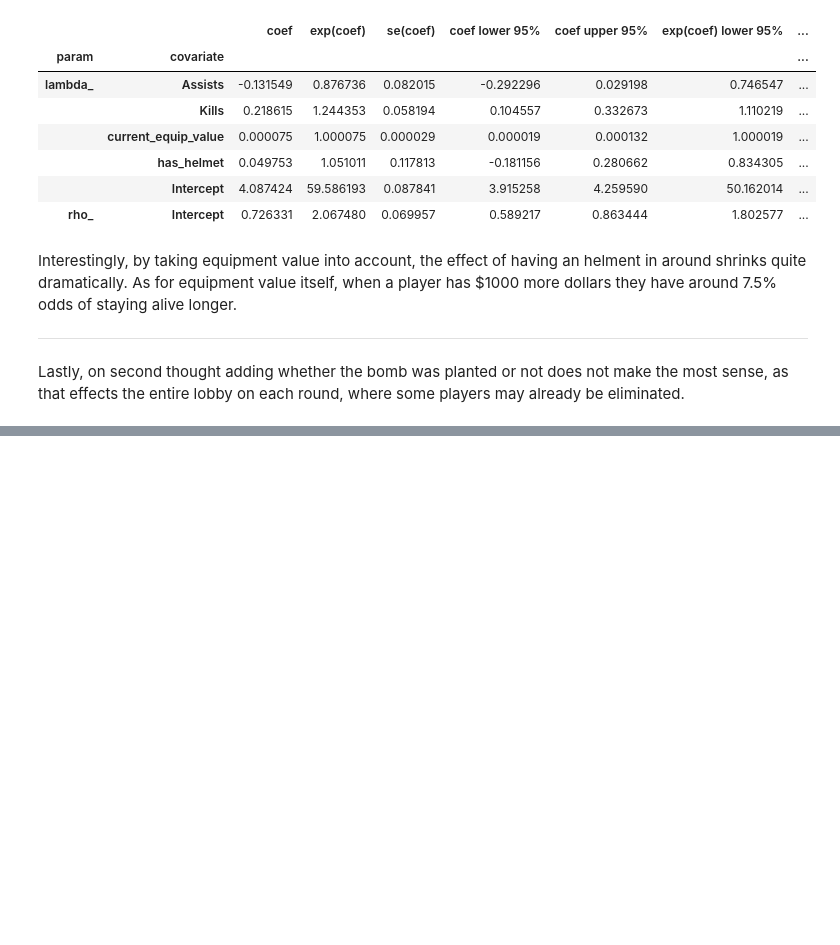
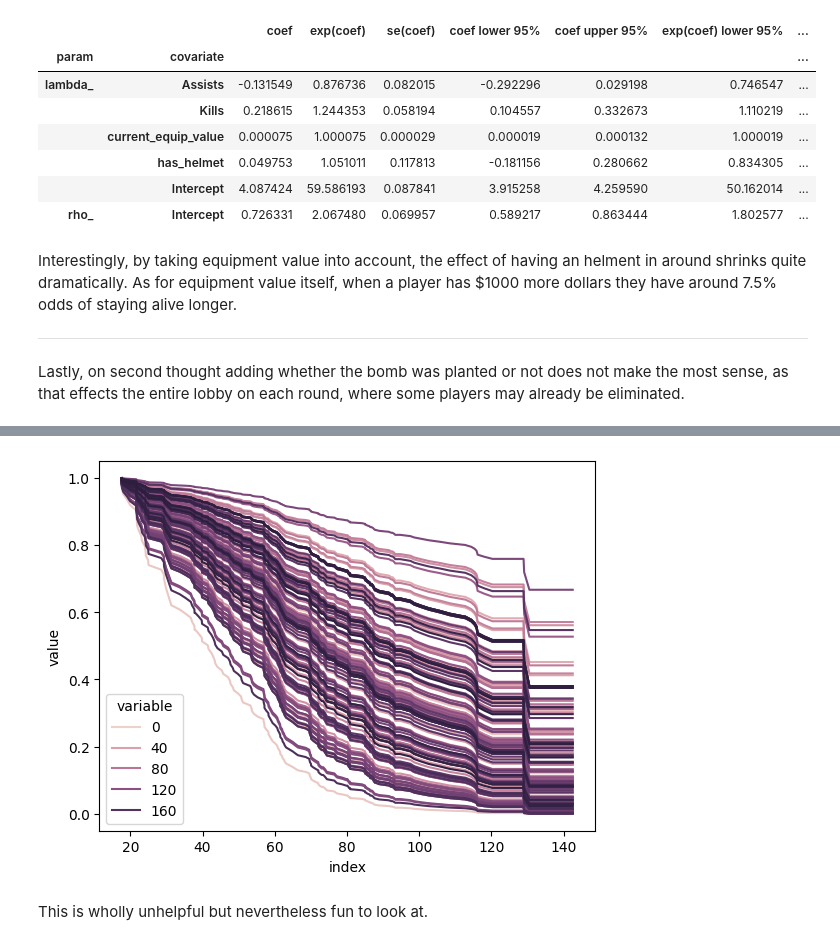
Before and after one commit to dickinsonmatt/counter-strike, a Jupyter notebook: survival_analysis.ipynb, the cells around one changed output, grey strips where cells are left out. Cells and saved outputs as stored; diff of their text form; code cells hidden in the pictures; blank space fills up the shorter version.

```diff
--- a/survival_analysis.ipynb
+++ b/survival_analysis.ipynb
@@ -481,0 +486,8 @@ Lastly, on second thought adding whether the bomb was planted or not does not ma
+# %%
+from lifelines import CoxPHFitter
+
+cph = CoxPHFitter(alpha = 0.05)
+
+cph.fit(explaining_survival_data.iloc[:, 2:], duration_col = 'seconds', event_col = 'died')
+
+cph.print_summary()
@@ -481,0 +512,15 @@ Lastly, on second thought adding whether the bomb was planted or not does not ma
+# %%
+import matplotlib.pyplot as plt
+import seaborn as sns
+
+X = explaining_survival_data.iloc[:, 2:]
+
+plot_this = cph.predict_survival_function(X).reset_index().melt(id_vars = 'index')
+
+
+sns.lineplot(data = plot_this, x = 'index', y = 'value', hue = "variable")
+plt.show()
+# %% [output]
+[figure, added]
+# %% [markdown]
+This is wholly unhelpful but nevertheless fun to look at.
```
Also changed, not shown: parts of 3 cells of this notebook.
